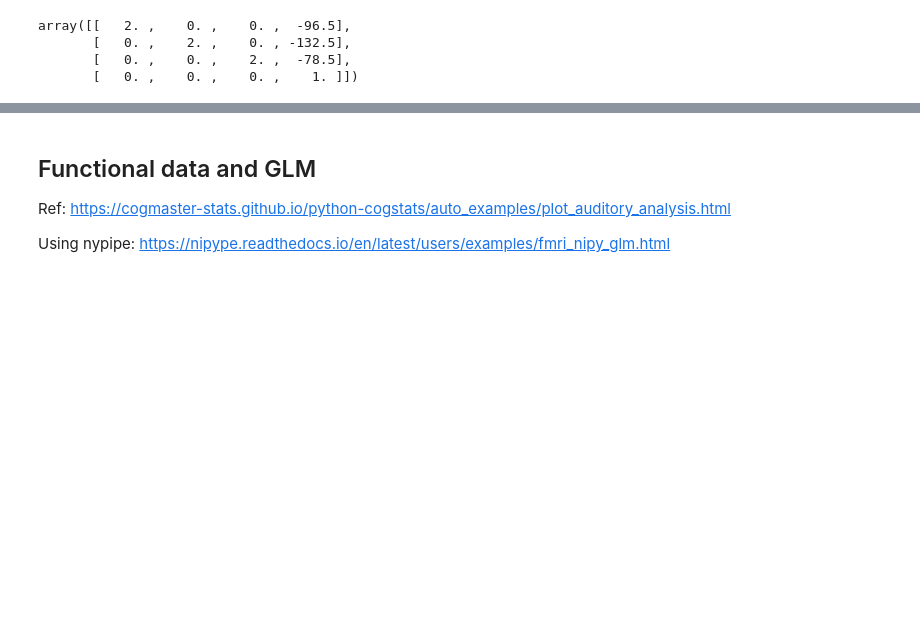
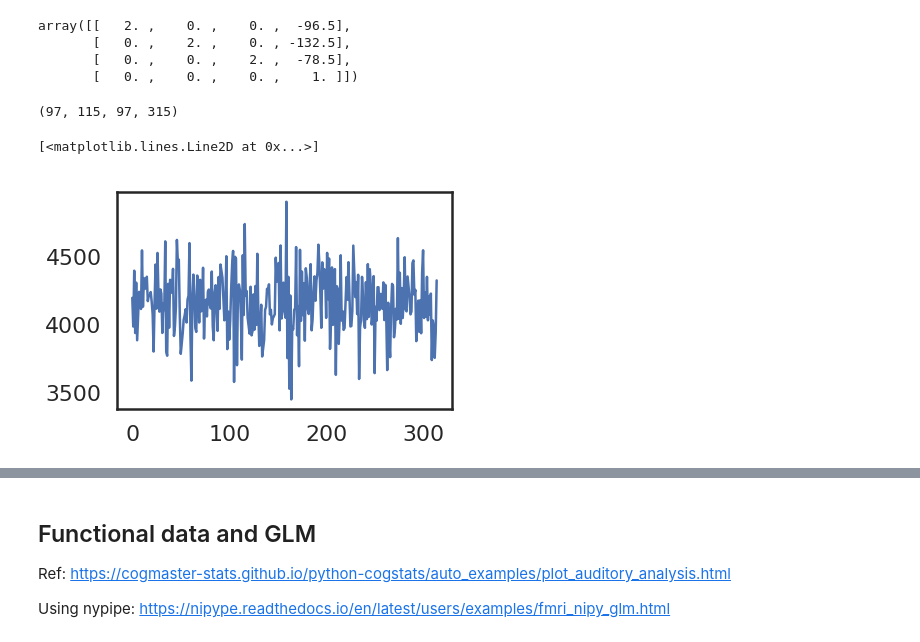
Before and after one commit to ruonanjia/mdm_imaging_analysis, a Jupyter notebook: mdm_imaging_glm.ipynb, the cells around one changed output, grey strips where cells are left out. Saved outputs shown, nothing was run; the diff lists cells and outputs as text; code cells hidden in the pictures; blank space fills up the shorter version.

```diff
--- a/mdm_imaging_glm.ipynb
+++ b/mdm_imaging_glm.ipynb
@@ -235,6 +237,6 @@ plotting.plot_roi(mask_whb, bg_img = anat_mean)
 # %% [markdown]
 ## Look at SPM level1 analysis output
 # %%
-con1 = nib.load(os.path.join(out_root, 'Sink', '1stLevel', '_subject_id_2588_task_id_1','con_0001.nii'))
-con2 = nib.load(os.path.join(out_root, 'Sink', '1stLevel', '_subject_id_2588_task_id_1','con_0002.nii'))
+con1 = nib.load(os.path.join(out_root, 'imaging', 'Sink', '1stLevel', '_subject_id_2588_task_id_2','con_0001.nii'))
+con2 = nib.load(os.path.join(out_root, 'imaging', 'Sink', '1stLevel', '_subject_id_2588_task_id_2','con_0002.nii'))
 # %%
@@ -273,3 +282,13 @@ array([[   2. ,    0. ,    0. ,  -96.5],
        [   0. ,    2. ,    0. , -132.5],
        [   0. ,    0. ,    2. ,  -78.5],
        [   0. ,    0. ,    0. ,    1. ]])
+# %%
+long_epi = nib.load('/home/rj299/project/mdm_analysis/data_rename/sub-2588/ses-1/func/sub-2588_ses-1_task-2_space-MNI152NLin2009cAsym_desc-preproc_bold.nii.gz')
+# %%
+vox1 = long_epi.get_data()
+print(vox1.shape)
+plt.plot(vox1[50,50,50,])
+# %% [output]
+(97, 115, 97, 315)
+[<matplotlib.lines.Line2D at 0x...>]
+[figure, added]
```
Also changed, not shown: parts of 6 cells of this notebook.
